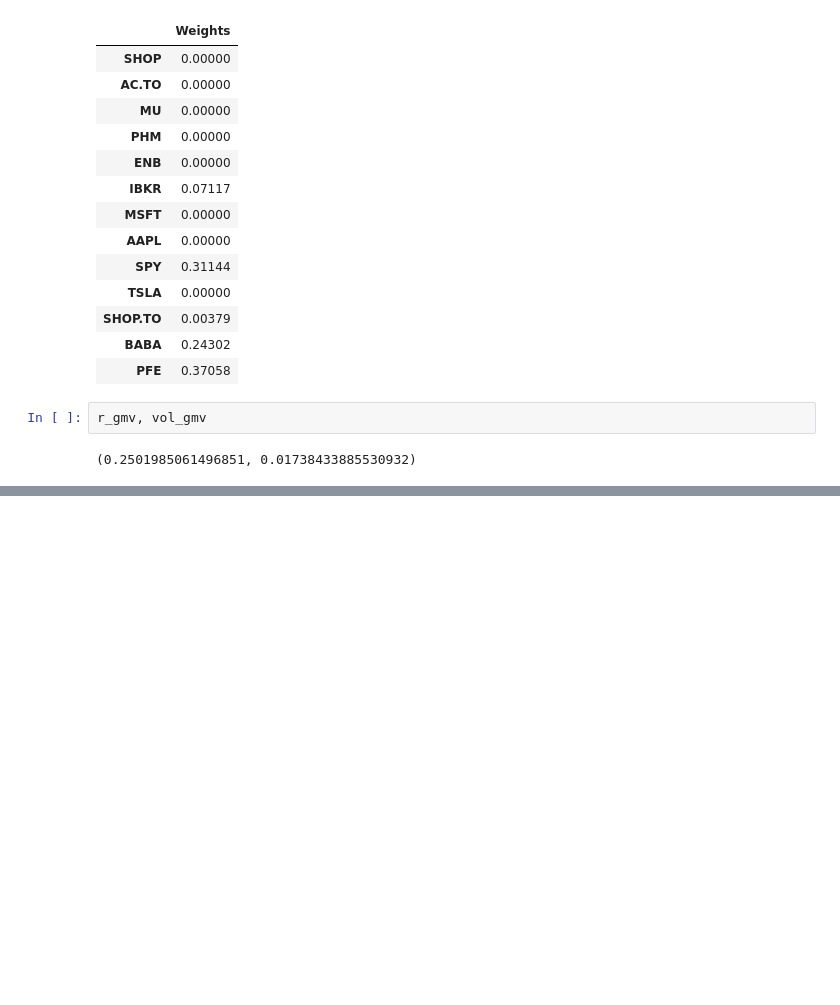
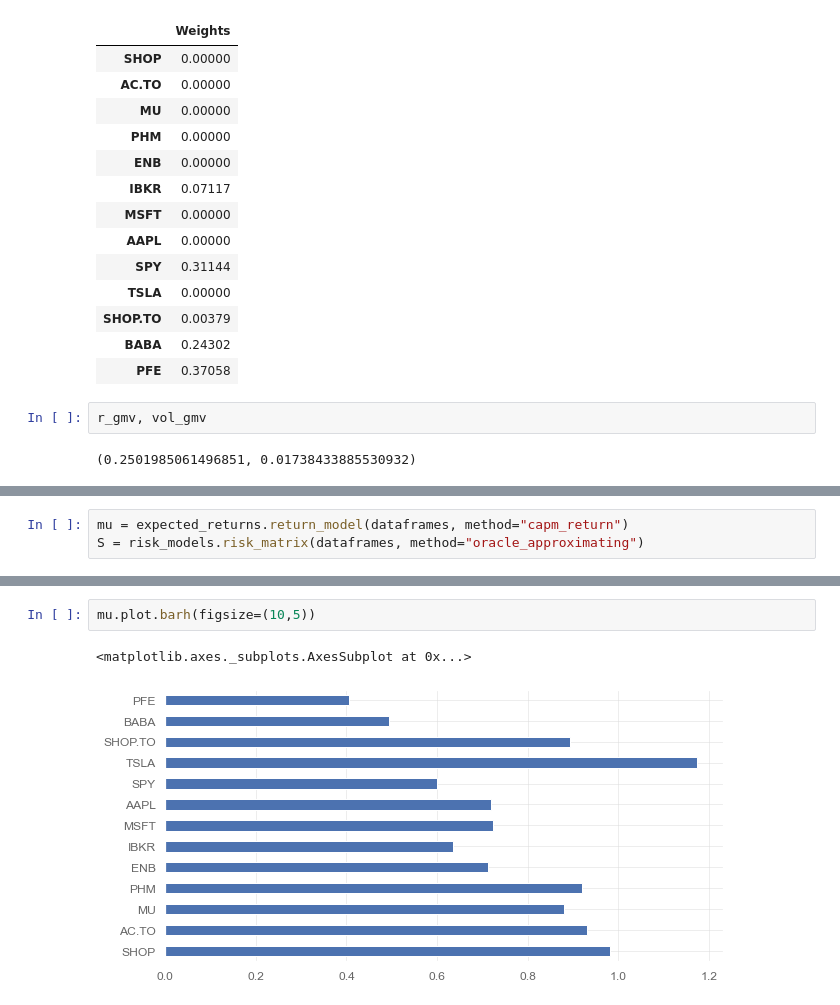
Before and after one commit to ftt-project/ftt, a Jupyter notebook: jupiter_notebooks/playground.ipynb, the cells around one changed output, grey strips where cells are left out. Drawn from its saved outputs; the diff is of its cells as text; blank space fills up the shorter version.

```diff
--- a/jupiter_notebooks/playground.ipynb
+++ b/jupiter_notebooks/playground.ipynb
@@ -285,0 +307,3 @@ r_gmv, vol_gmv
+# %%
+mu = expected_returns.return_model(dataframes, method="capm_return")
+S = risk_models.risk_matrix(dataframes, method="oracle_approximating")
@@ -285,0 +344,5 @@ r_gmv, vol_gmv
+# %%
+mu.plot.barh(figsize=(10,5))
+# %% [output]
+<matplotlib.axes._subplots.AxesSubplot at 0x...>
+[figure, added]
```
Also changed, not shown: parts of 10 cells of this notebook, 6 other files.
